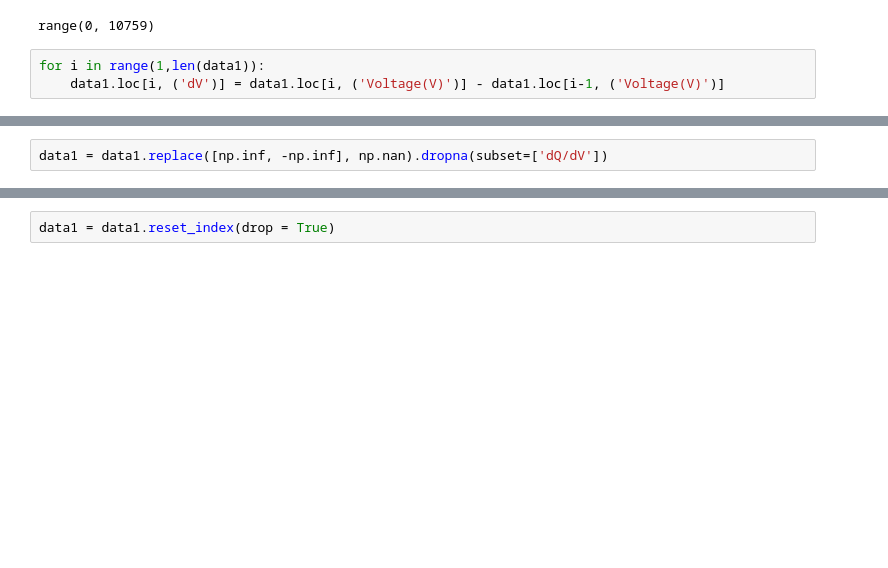
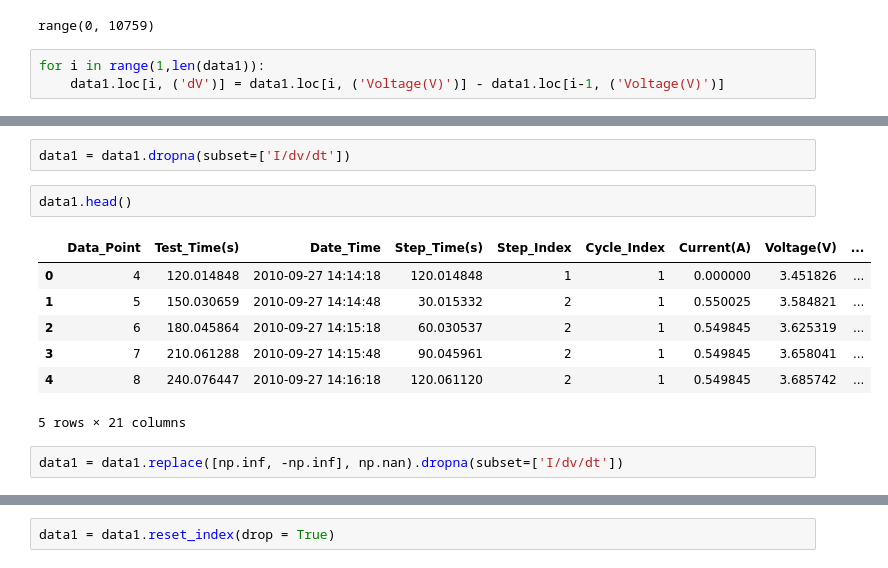
Before and after one commit to nicolet5/DiffCapAnalyzer, a Jupyter notebook: ourproject/CleanData.ipynb, the cells around one changed output, grey strips where cells are left out. Saved outputs shown, nothing was run; the diff lists cells and outputs as text; blank space fills up the shorter version.

```diff
--- a/ourproject/CleanData.ipynb
+++ b/ourproject/CleanData.ipynb
@@ -83,2 +87,14 @@ data1.head()
+# %%
+data1 = data1.dropna(subset=['I/dv/dt'])
+# %%
+data1.head()
+# %% [output]
+|  | Data_Point | Test_Time(s) | Date_Time | Step_Time(s) | Step_Index | Cycle_Index | Current(A) | Voltage(V) | ... |
+| 0 | 4 | 120.014848 | 2010-09-27 14:14:18 | 120.014848 | 1 | 1 | 0.000000 | 3.451826 | ... |
+| 1 | 5 | 150.030659 | 2010-09-27 14:14:48 | 30.015332 | 2 | 1 | 0.550025 | 3.584821 | ... |
+| 2 | 6 | 180.045864 | 2010-09-27 14:15:18 | 60.030537 | 2 | 1 | 0.549845 | 3.625319 | ... |
+| 3 | 7 | 210.061288 | 2010-09-27 14:15:48 | 90.045961 | 2 | 1 | 0.549845 | 3.658041 | ... |
+| 4 | 8 | 240.076447 | 2010-09-27 14:16:18 | 120.061120 | 2 | 1 | 0.549845 | 3.685742 | ... |
+5 rows × 21 columns
 # %%
-data1 = data1.replace([np.inf, -np.inf], np.nan).dropna(subset=['dQ/dV'])
+data1 = data1.replace([np.inf, -np.inf], np.nan).dropna(subset=['I/dv/dt'])
```
Also changed, not shown: parts of 23 cells of this notebook.
